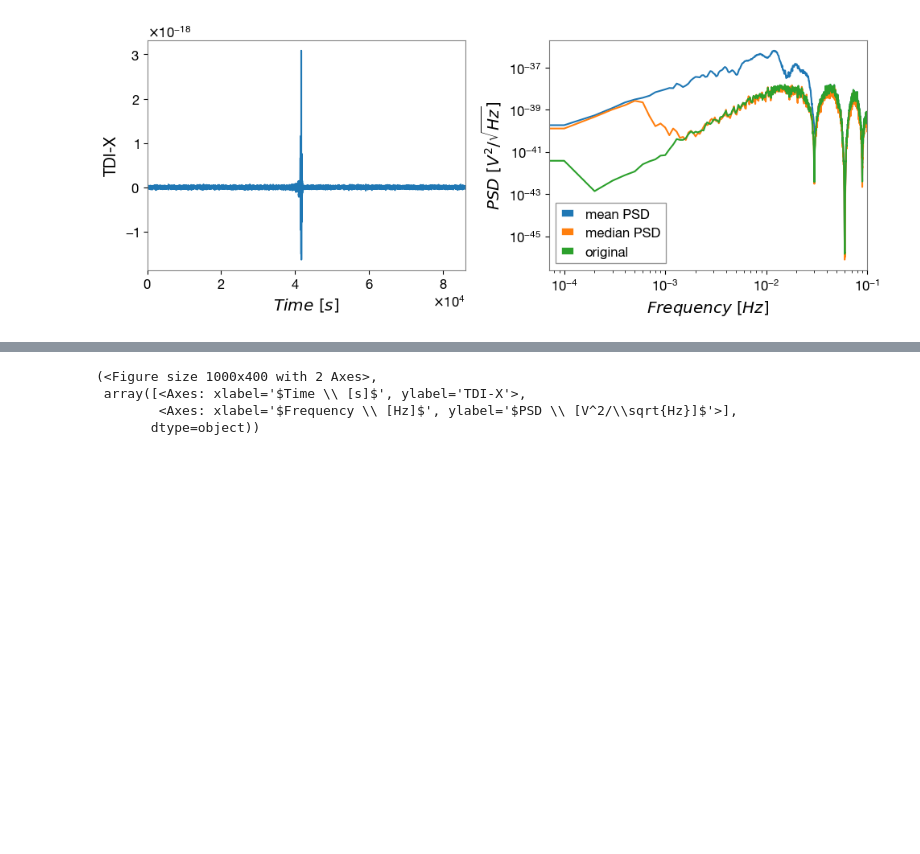
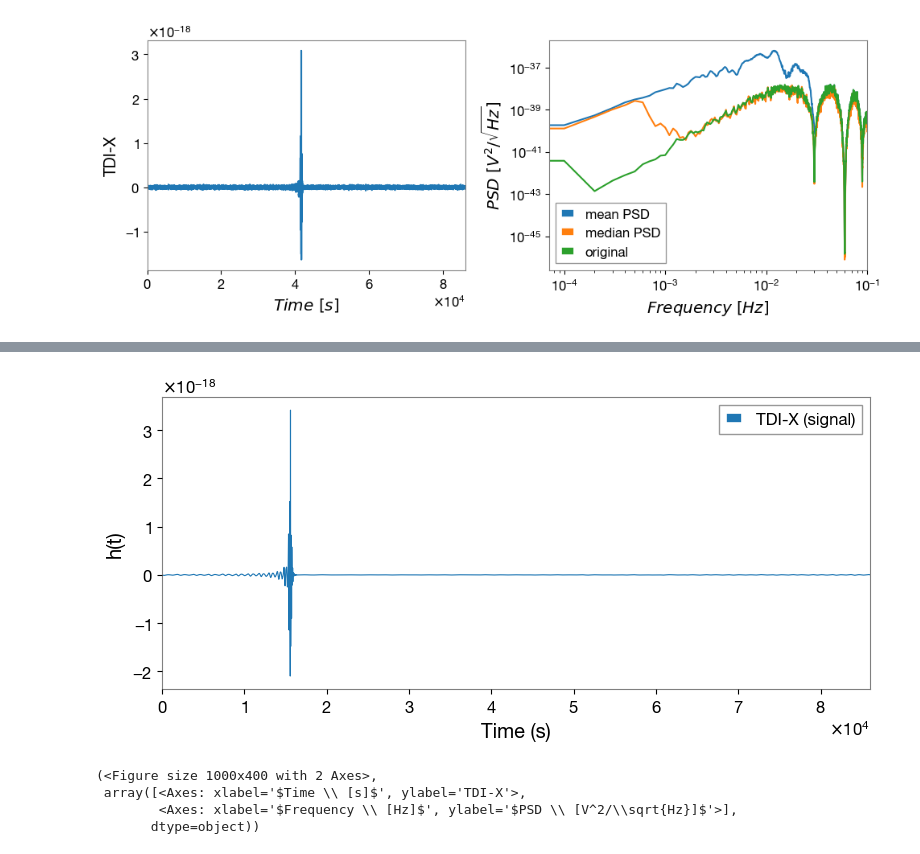
Before and after one commit to AkmDgreat/AkshatLISA, a Jupyter notebook: AkshatLISA/notebooks/injecting_mbbh.ipynb, the cells around one changed output, grey strips where cells are left out. Cells and saved outputs as stored; diff of their text form; code cells hidden in the pictures; blank space fills up the shorter version.

```diff
--- a/AkshatLISA/notebooks/injecting_mbbh.ipynb
+++ b/AkshatLISA/notebooks/injecting_mbbh.ipynb
@@ -258,3 +314,32 @@ plot(
+# %%
+# Generate and plot signal
+t_mbbh, hX, hY, hZ = lisa_mbbh_strain(
+    m1=1e6, m2=5e5,
+    a1=0.2, a2=0.4,
+    dist=18e3 * PC_SI * 1e6,
+    phi_ref=0.0,
+    f_ref=0.0,
+    inc=np.pi/3, # inc=np.pi/3,
+    lam=np.pi/5, # lam=np.pi/5,
+    beta=np.pi/4,
+    psi=np.pi/6, # psi=np.pi/6,
+    N=17200,
+    t_ref=0.6 * YRSID_SI,
+    dt=5.0
+)
+
+plt.figure(figsize=(8,4))
+plt.plot(t_mbbh, hX, lw=0.8, label='TDI-X (signal)')
+plt.xlabel('Time (s)')
+plt.ylabel('h(t)')
+plt.xlim(t_mbbh[0], t_mbbh[-1])
+# plt.xlim(70000, 80000)
+plt.grid(False)
+plt.legend(); plt.tight_layout(); plt.show()
+
+# 15779074.881772801
+# %% [output]
+[figure, added]
 # %%
 t_mbbh, hX, hY, hZ = lisa_mbbh_strain(
     m1=1e5, m2=5e4,
```
Also changed, not shown: parts of 10 cells of this notebook.
